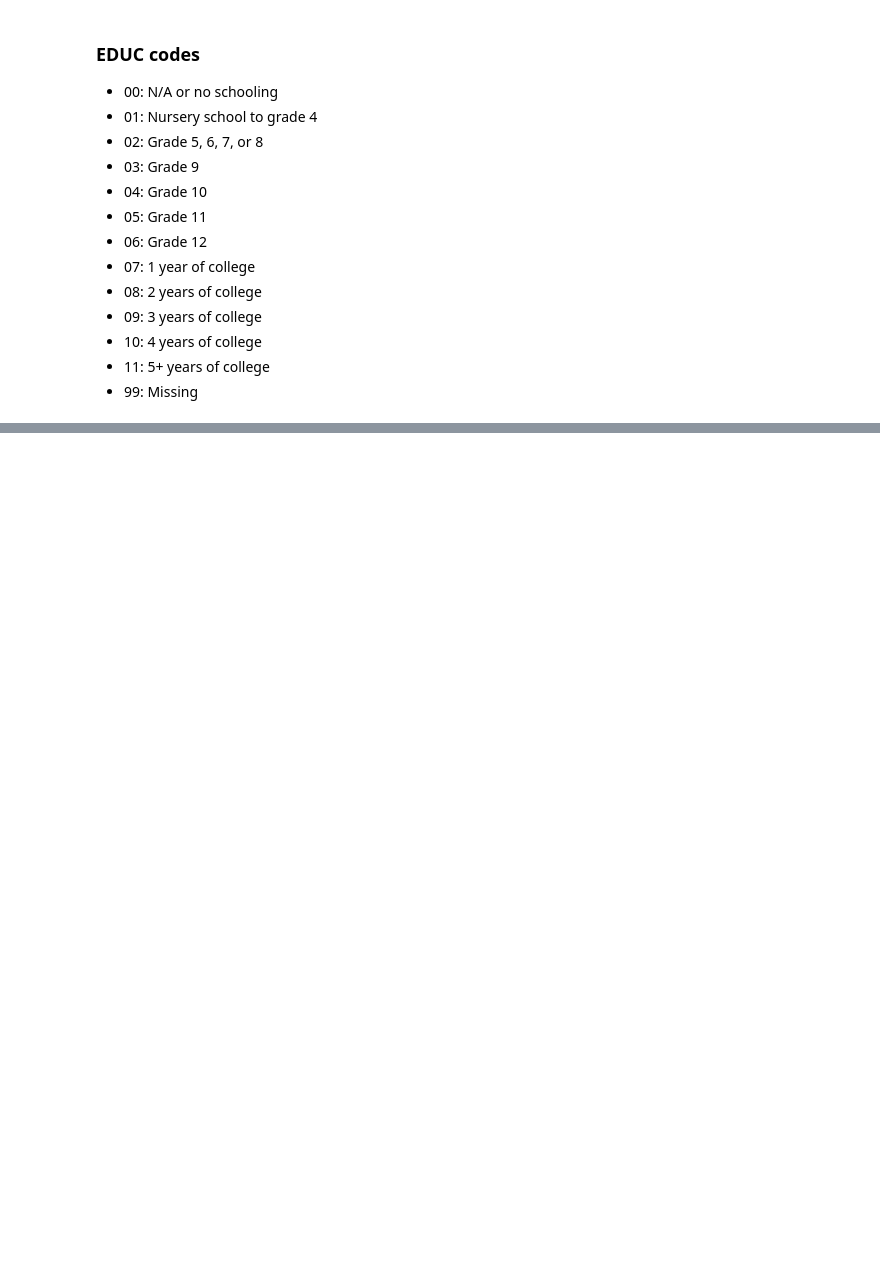
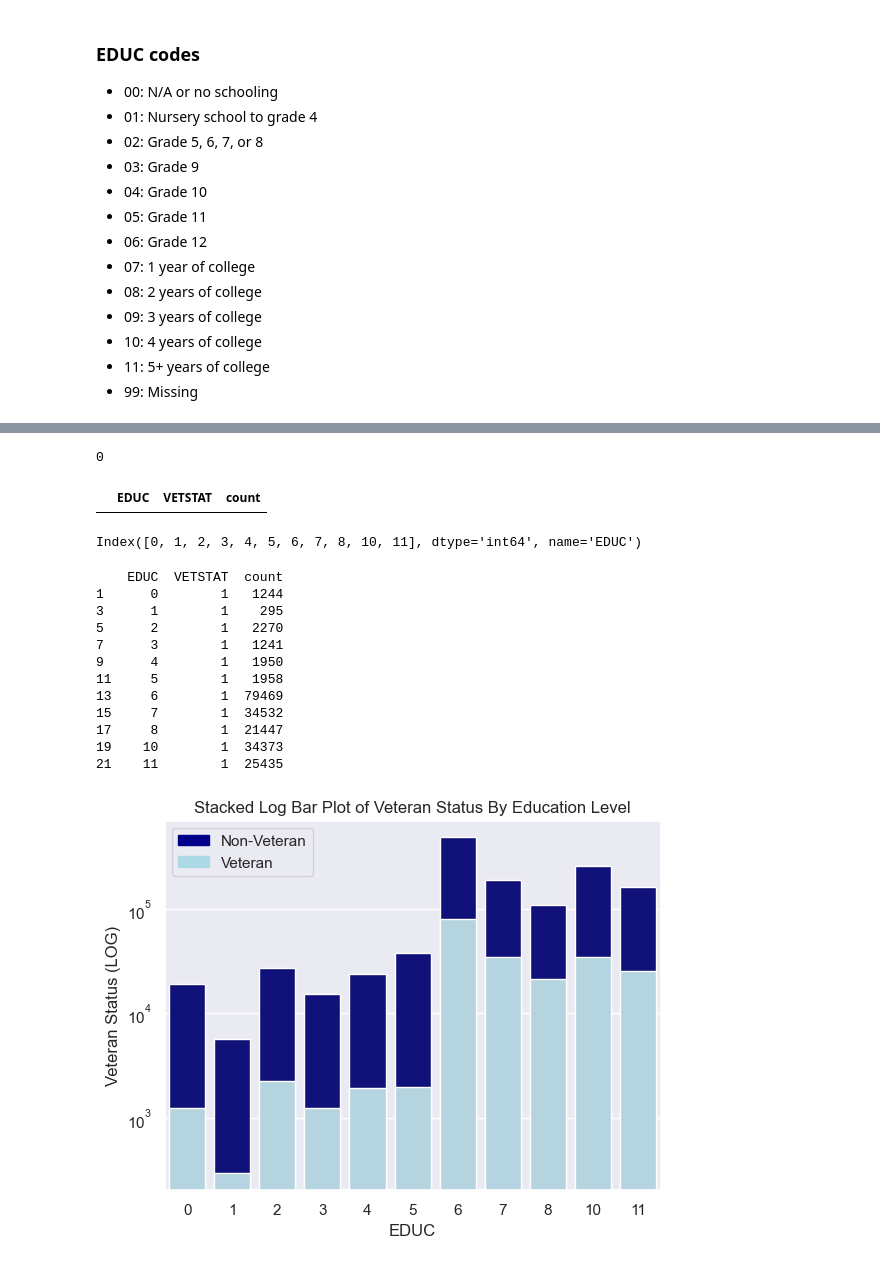
Before and after one commit to Fobertree/Econ220FinalProject, a Jupyter notebook: main.ipynb, the cells around one changed output, grey strips where cells are left out. Cells and saved outputs as stored; diff of their text form; code cells hidden in the pictures; blank space fills up the shorter version.

```diff
--- a/main.ipynb
+++ b/main.ipynb
@@ -188,0 +263,4 @@ data['VE'].agg(['mean','std','min','max','count'])
+# %%
+# https://python-graph-gallery.com/stacked-and-percent-stacked-barplot/
+total = data[['EDUC','VETSTAT']].groupby(['EDUC','VETSTAT']).value_counts()
+total
@@ -188,0 +285,4 @@ data['VE'].agg(['mean','std','min','max','count'])
+# %%
+#total has a MultiIndex index we need to reset it
+total = total.reset_index(level=[0,1]) # ["EDUC", "VETSTAT"] also works here
+total
@@ -188,0 +307,41 @@ data['VE'].agg(['mean','std','min','max','count'])
+# %%
+print(total[total["EDUC"] == 9]["count"].sum())
+total[total["EDUC"] == 9]
+# %% [output]
+0
+|  | EDUC | VETSTAT | count |
+# %%
+total["EDUC"].value_counts().index
+# %% [output]
+Index([0, 1, 2, 3, 4, 5, 6, 7, 8, 10, 11], dtype='int64', name='EDUC')
+# %%
+bar1 = sns.barplot(x='EDUC',y='count',data=total,color='darkblue',errorbar=None)
+# Bottom bar
+vet = total[total['VETSTAT']==1]
+
+print(vet)
+bar2 = sns.barplot(x='EDUC',y='count',data=vet,estimator=sum,errorbar=None,color='lightblue')
+
+top_bar = mpatches.Patch(color='darkblue', label='Non-Veteran')
+bottom_bar = mpatches.Patch(color='lightblue', label='Veteran')
+plt.legend(handles=[top_bar,bottom_bar])
+
+# show the graph
+plt.title("Stacked Log Bar Plot of Veteran Status By Education Level")
+plt.ylabel("Veteran Status (LOG)")
+plt.yscale('log')
+plt.show()
+# %% [output]
+    EDUC  VETSTAT  count
+1      0        1   1244
+3      1        1    295
+5      2        1   2270
+7      3        1   1241
+9      4        1   1950
+11     5        1   1958
+13     6        1  79469
+15     7        1  34532
+17     8        1  21447
+19    10        1  34373
+21    11        1  25435
+[figure, added]
```
Also changed, not shown: parts of 25 cells of this notebook.
